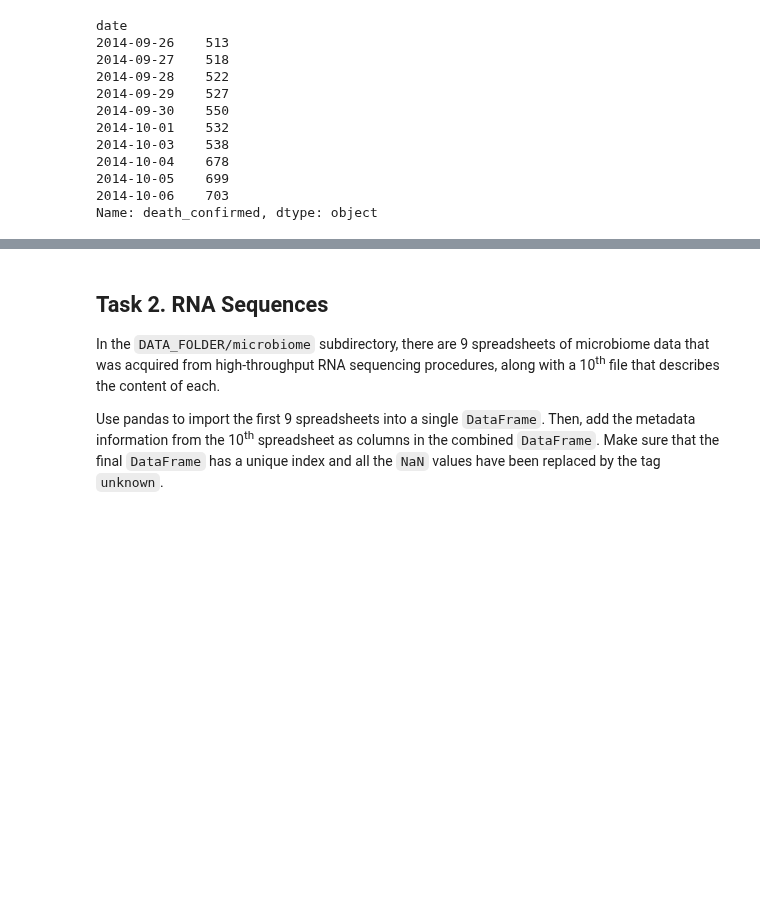
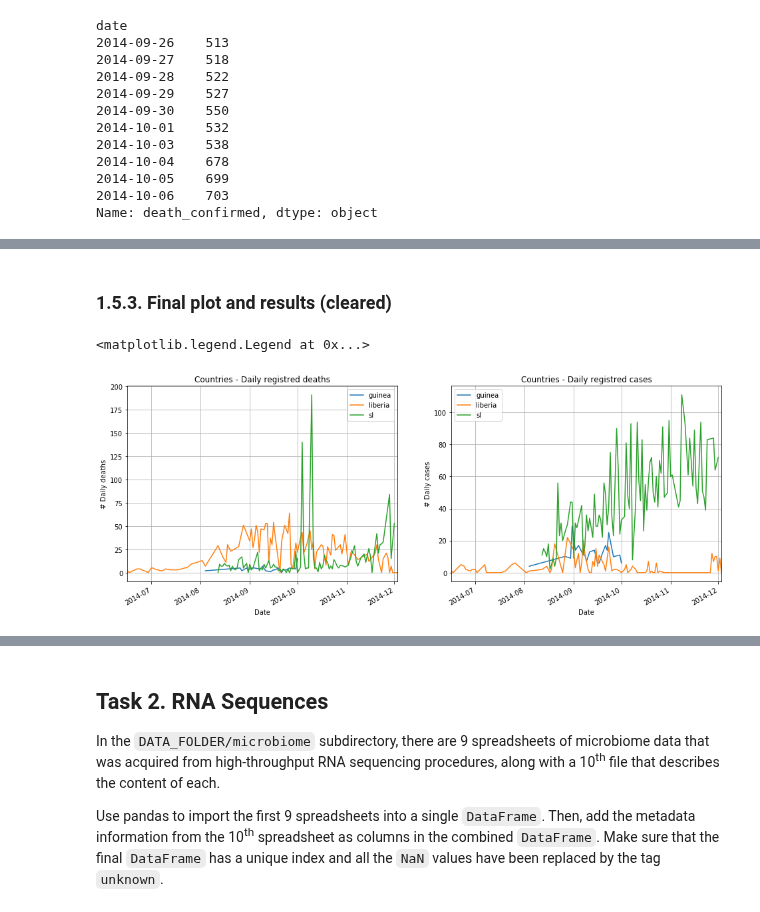
Before and after one commit to AdaTeamElec/ADA2017-Homeworks, a Jupyter notebook: 01 - Pandas and Data Wrangling/Homework 1.ipynb, the cells around one changed output, grey strips where cells are left out. Saved outputs shown, nothing was run; the diff lists cells and outputs as text; code cells hidden in the pictures; blank space fills up the shorter version.

```diff
--- a/01 - Pandas and Data Wrangling/Homework 1.ipynb
+++ b/01 - Pandas and Data Wrangling/Homework 1.ipynb
@@ -369,0 +397,16 @@ Name: death_confirmed, dtype: object
+# %% [markdown]
+### 1.5.3. Final plot and results (cleared)
+# %%
+fig, (ax, ax2) = plt.subplots(1, 2, figsize=(16,6))
+for label, df in r.groupby('country'):
+    df.plot(y='n_death', ax=ax, label=label)
+for label, df in r.groupby('country'):
+    df.plot(y='n_case', ax=ax2, label=label)
+ax.grid(); ax2.grid()
+ax.set_xlabel('Date'); ax2.set_xlabel('Date')
+ax.set_ylabel('# Daily deaths'); ax2.set_ylabel('# Daily cases')
+ax.set_title('Countries - Daily registred deaths'); ax2.set_title('Countries - Daily registred cases')
+plt.legend()
+# %% [output]
+<matplotlib.legend.Legend at 0x...>
+[figure, added]
```
Also changed, not shown: parts of 49 cells of this notebook.
